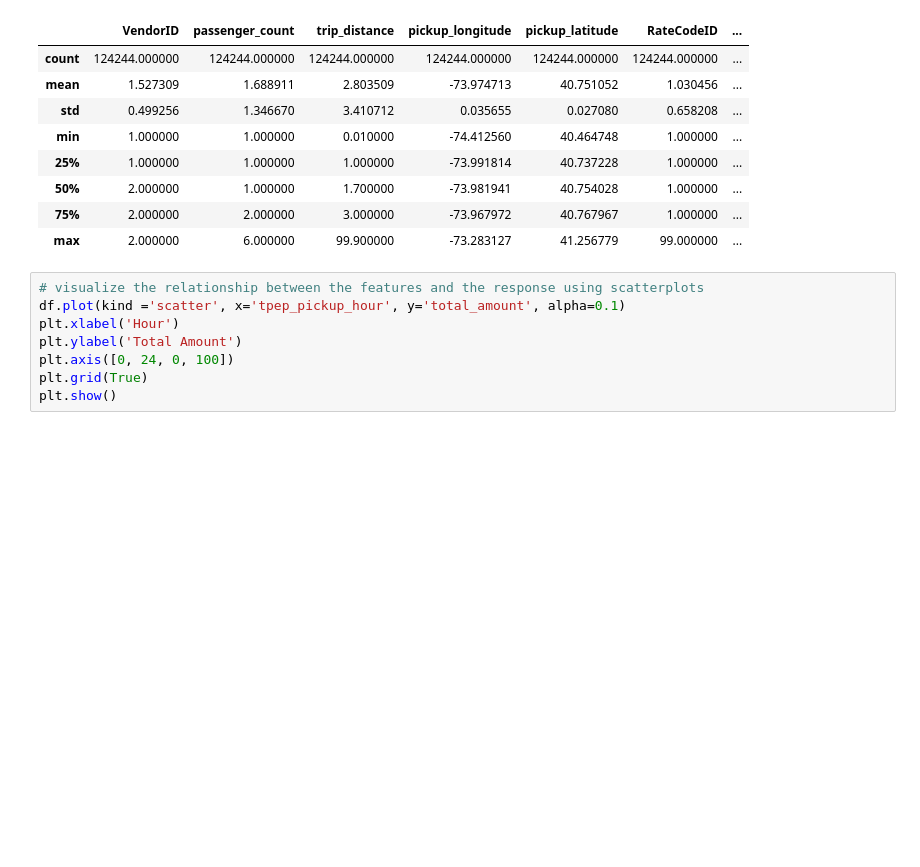
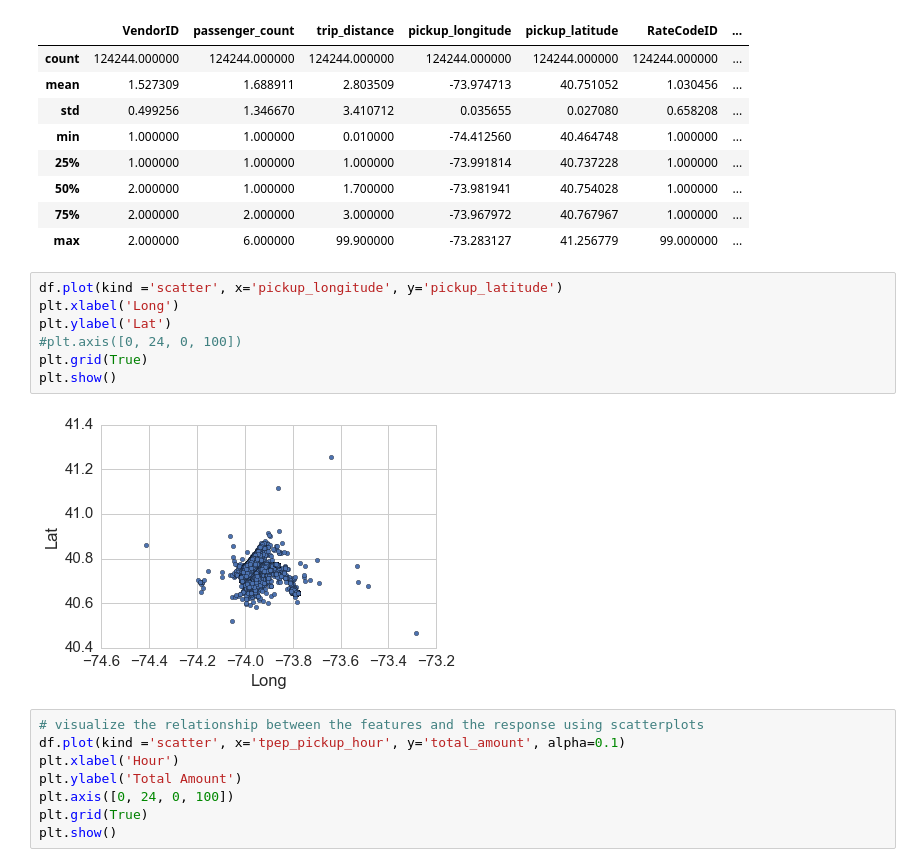
Before and after one commit to rajashreebaradur/DataScienceGA_Final_Project, a Jupyter notebook: project-files/file_1.ipynb, the cells around one changed output. Saved outputs shown, nothing was run; the diff lists cells and outputs as text; blank space fills up the shorter version.

```diff
--- a/project-files/file_1.ipynb
+++ b/project-files/file_1.ipynb
@@ -145,6 +145,15 @@ df.describe()
 | 50% | 2.000000 | 1.000000 | 1.700000 | -73.981941 | 40.754028 | 1.000000 | ... |
 | 75% | 2.000000 | 2.000000 | 3.000000 | -73.967972 | 40.767967 | 1.000000 | ... |
 | max | 2.000000 | 6.000000 | 99.900000 | -73.283127 | 41.256779 | 99.000000 | ... |
+# %%
+df.plot(kind ='scatter', x='pickup_longitude', y='pickup_latitude')
+plt.xlabel('Long')
+plt.ylabel('Lat')
+#plt.axis([0, 24, 0, 100])
+plt.grid(True)
+plt.show()
+# %% [output]
+[figure, added]
 # %%
 # visualize the relationship between the features and the response using scatterplots
 df.plot(kind ='scatter', x='tpep_pickup_hour', y='total_amount', alpha=0.1)
```
Also changed, not shown: parts of 8 cells of this notebook, 2 other files.
